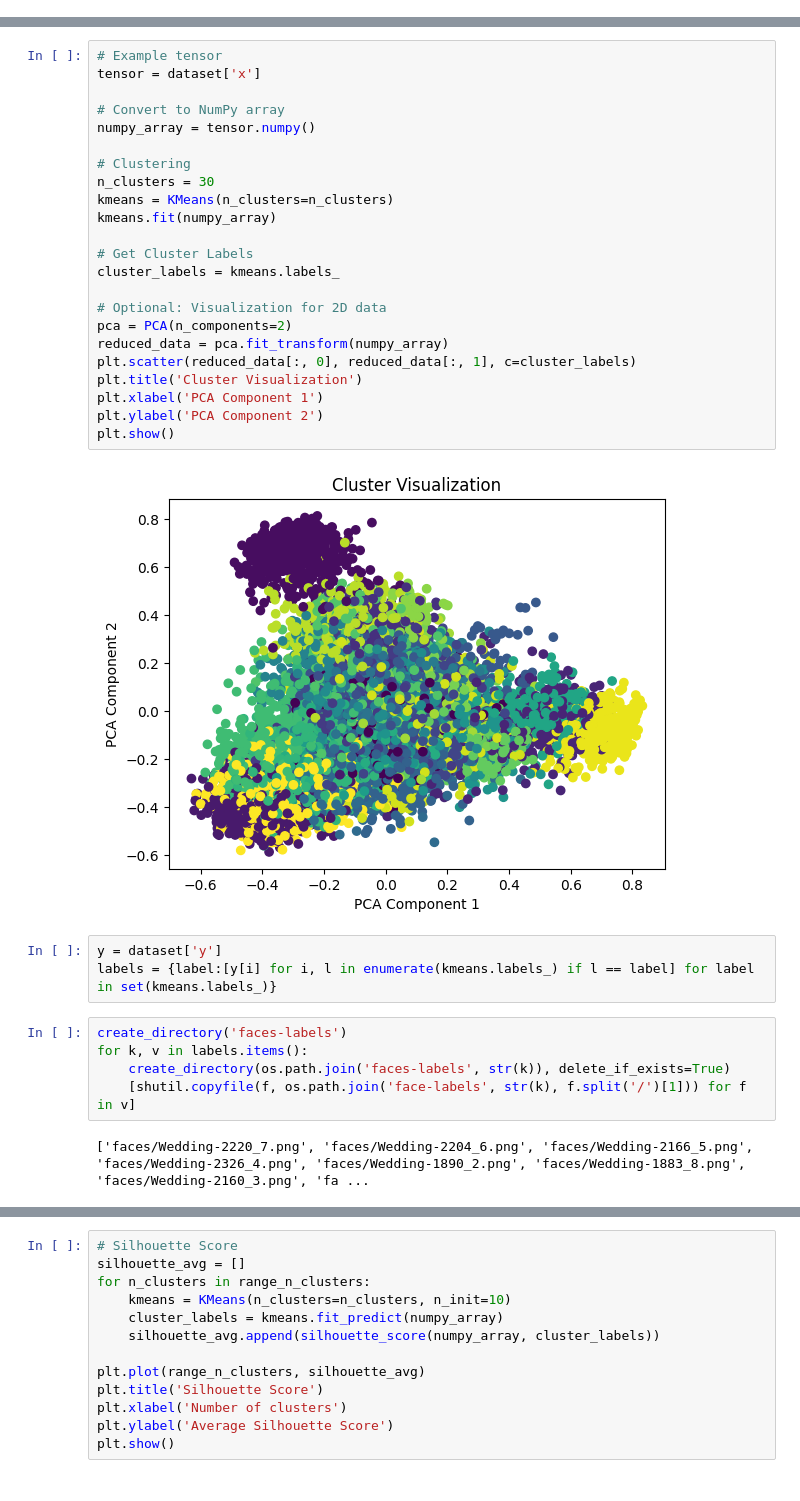
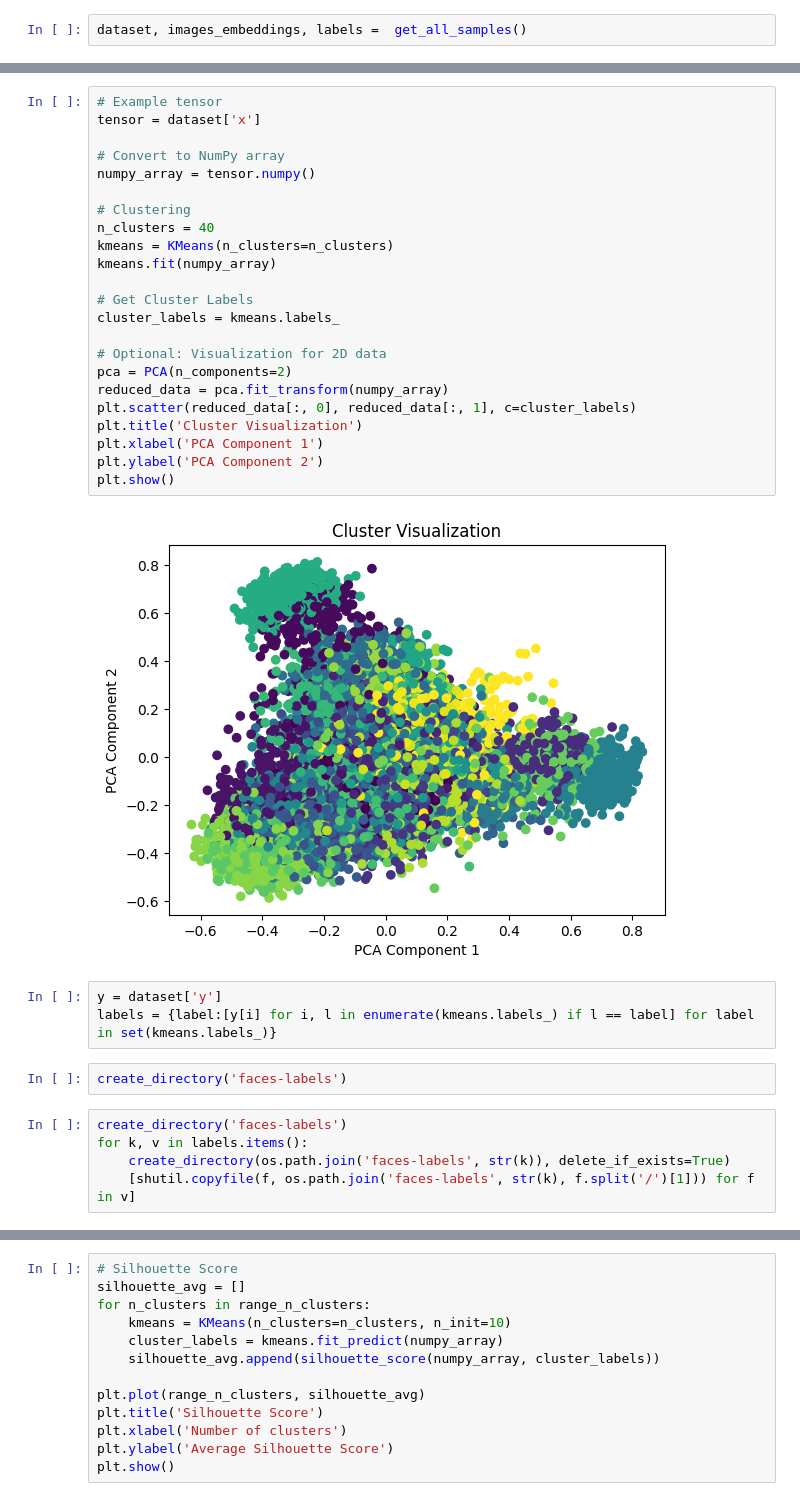
Before and after one commit to shira-stromer/FaceIt, a Jupyter notebook: clustering.ipynb, the cells around one changed output, grey strips where cells are left out. Cells and saved outputs as stored; diff of their text form.

```diff
--- a/clustering.ipynb
+++ b/clustering.ipynb
@@ -10,0 +15,2 @@ dataset = torch.load('face_embedding.pt')
+# %%
+dataset, images_embeddings, labels =  get_all_samples()
@@ -11,35 +45,35 @@ dataset = torch.load('face_embedding.pt')
 # %%
 # Example tensor
 tensor = dataset['x']
 
 # Convert to NumPy array
 numpy_array = tensor.numpy()
 
 # Clustering
-n_clusters = 30
+n_clusters = 40
 kmeans = KMeans(n_clusters=n_clusters)
 kmeans.fit(numpy_array)
 
 # Get Cluster Labels
 cluster_labels = kmeans.labels_
 
 # Optional: Visualization for 2D data
 pca = PCA(n_components=2)
 reduced_data = pca.fit_transform(numpy_array)
 plt.scatter(reduced_data[:, 0], reduced_data[:, 1], c=cluster_labels)
 plt.title('Cluster Visualization')
 plt.xlabel('PCA Component 1')
 plt.ylabel('PCA Component 2')
 plt.show()
 # %% [output]
-[figure, old version]
+[figure, new version]
 # %%
 y = dataset['y']
 labels = {label:[y[i] for i, l in enumerate(kmeans.labels_) if l == label] for label in set(kmeans.labels_)}
+# %%
+create_directory('faces-labels')
 # %%
 create_directory('faces-labels')
 for k, v in labels.items():
     create_directory(os.path.join('faces-labels', str(k)), delete_if_exists=True)
-    [shutil.copyfile(f, os.path.join('face-labels', str(k), f.split('/')[1])) for f in v]
+    [shutil.copyfile(f, os.path.join('faces-labels', str(k), f.split('/')[1])) for f in v]
-# %% [output]
-['faces/Wedding-2220_7.png', 'faces/Wedding-2204_6.png', 'faces/Wedding-2166_5.png', 'faces/Wedding-2326_4.png', 'faces/Wedding-1890_2.png', 'faces/Wedding-1883_8.png', 'faces/Wedding-2160_3.png', 'fa ...
```
Also changed, not shown: parts of 8 cells of this notebook, 6 other files.
